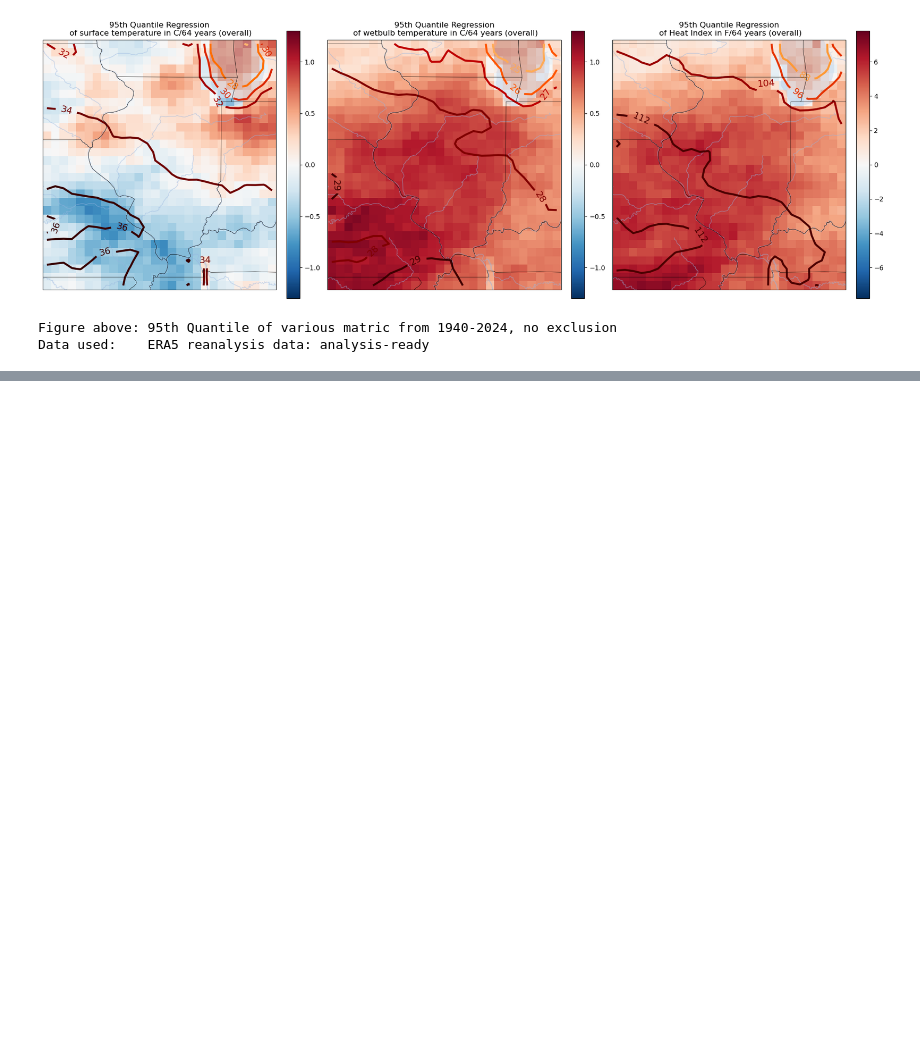
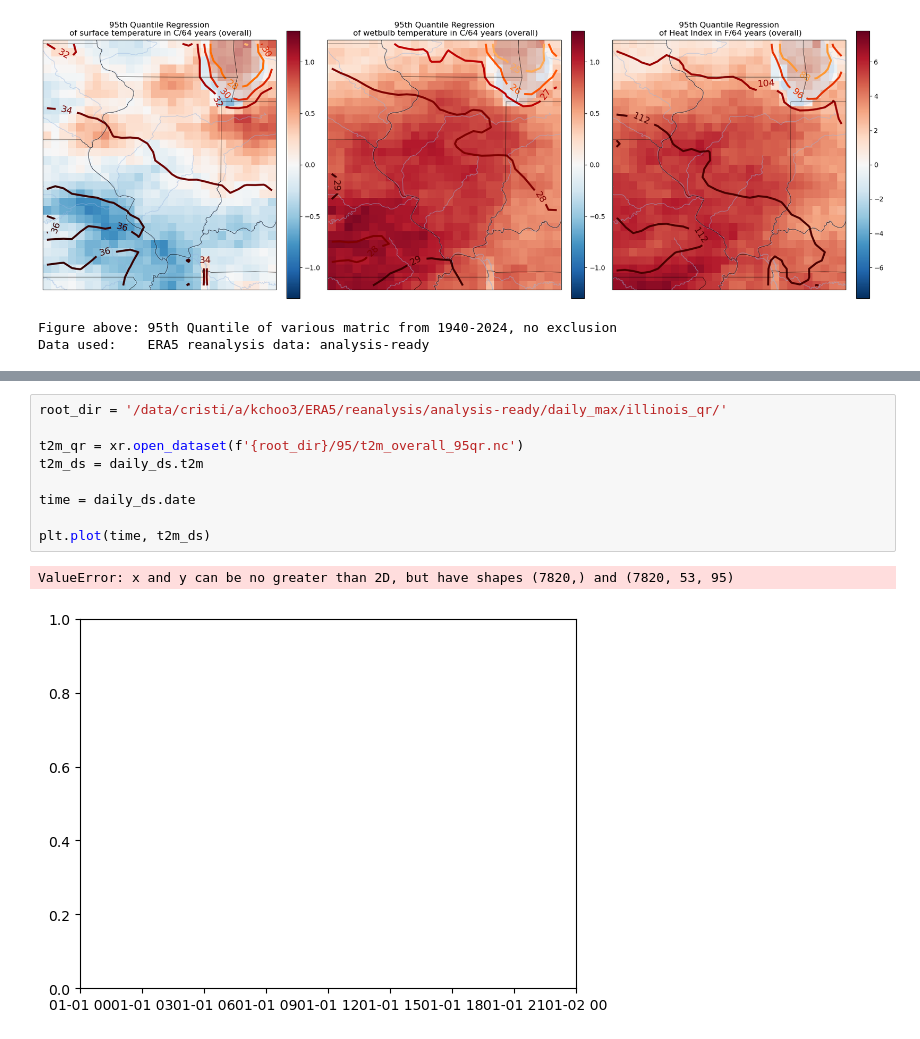
Before and after one commit to KChoodam/cdds-heat-metrics, a Jupyter notebook: ERA5_analysis.ipynb, the cells around one changed output, grey strips where cells are left out. Saved outputs shown, nothing was run; the diff lists cells and outputs as text; blank space fills up the shorter version.

```diff
--- a/ERA5_analysis.ipynb
+++ b/ERA5_analysis.ipynb
@@ -206,0 +414,12 @@ Data used:    ERA5 reanalysis data: analysis-ready
+# %%
+root_dir = '/data/cristi/a/kchoo3/ERA5/reanalysis/analysis-ready/daily_max/illinois_qr/'
+
+t2m_qr = xr.open_dataset(f'{root_dir}/95/t2m_overall_95qr.nc')
+t2m_ds = daily_ds.t2m
+
+time = daily_ds.date
+
+plt.plot(time, t2m_ds)
+# %% [output]
+ValueError: x and y can be no greater than 2D, but have shapes (7820,) and (7820, 53, 95)
+[figure, added]
```
Also changed, not shown: parts of 7 cells of this notebook, 14 other files.
